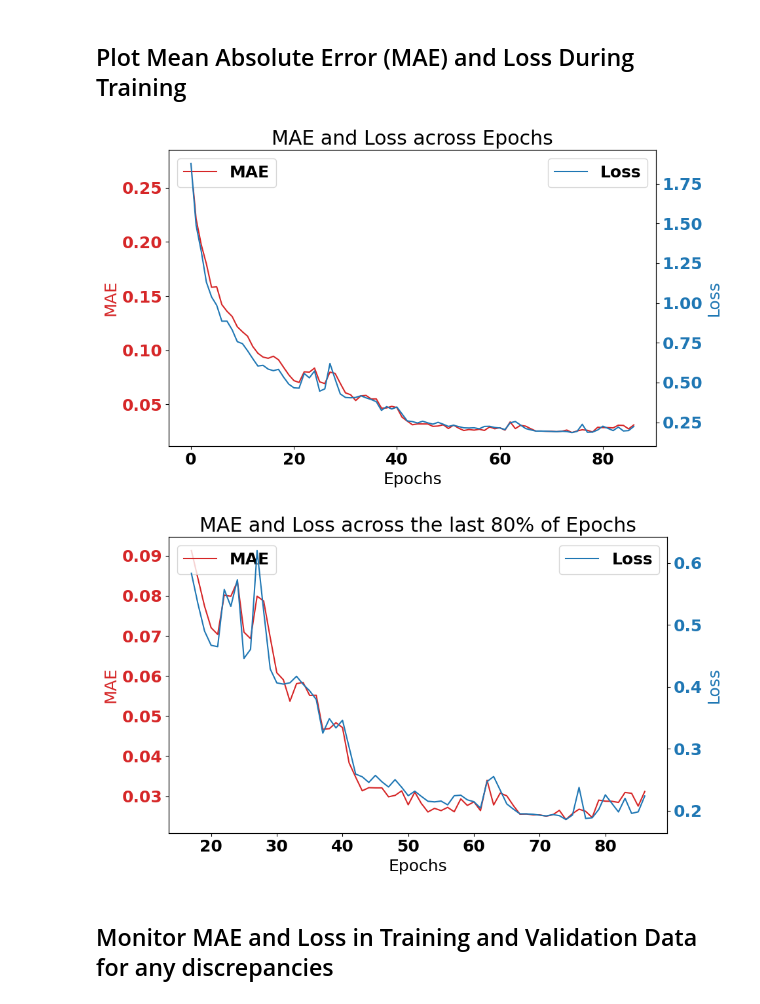
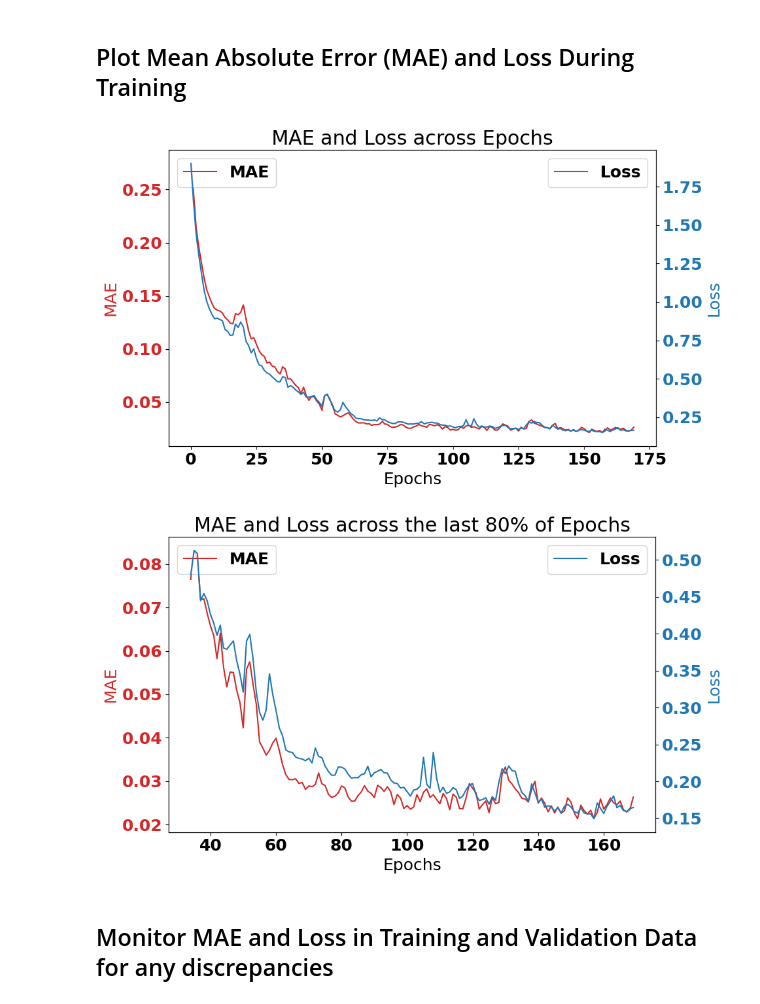
Before and after one commit to vannestn/LSTM-Human-Activity-Recognition, a Jupyter notebook: LSTM_new.ipynb, the cells around one changed output. Drawn from its saved outputs; the diff is of its cells as text; code cells hidden in the pictures.

```diff
--- a/LSTM_new.ipynb
+++ b/LSTM_new.ipynb
@@ -556,10 +548,11 @@ Epoch 30/30
 # %%
 tf.keras.backend.clear_session()
 
-EPOCHS = 150
+EPOCHS = 300
+LEARNING_RATE = 0.000325
 
 # Initialize the optimizer
-optimizer = tf.keras.optimizers.Adam(learning_rate=5.5e-4)  # Start with the initial learning rate
+optimizer = tf.keras.optimizers.Adam(learning_rate=LEARNING_RATE)
 
 # Initialize the Model
 model = create_model_v1()
@@ -613,37 +606,38 @@ epochs = range(len(loss))
 plot_series_dual_y(
     x=epochs,
     y1=mae,
     y2=loss,
     xlabel='Epochs',
     ylabel1='MAE',
     ylabel2='Loss',
     legend1='MAE',
     legend2='Loss',
     title='MAE and Loss across Epochs',
     filename='mae_and_loss_model1.png')
 
-"""Plotting the last 80% of epochs. This is done because plotting the first 20%
-of epochs reduces the resolution of the graph for the latter 80%"""
+# Plotting the last 80% of epochs. This is done because plotting
+# the first 20% of epochs reduces the resolution of the graph for
+# the latter 80%.
 zoom_split = int(len(epochs) * 0.2)
 epochs_zoom = epochs[zoom_split:]
 mae_zoom = mae[zoom_split:]
 loss_zoom = loss[zoom_split:]
 
 plot_series_dual_y(
     x=epochs_zoom,
     y1=mae_zoom,
     y2=loss_zoom,
     xlabel='Epochs',
     ylabel1='MAE',
     ylabel2='Loss',
     legend1='MAE',
     legend2='Loss',
     title='MAE and Loss across the last 80% of Epochs',
     filename='mae_and_loss_last_80_percent_model1.png'
 )
 # %% [output]
-[figure, old version]
+[figure, new version]
-[figure, old version]
+[figure, new version]
 # %% [markdown]
 ## Monitor MAE and Loss in Training and Validation Data for any discrepancies
 # %%
```
Also changed, not shown: parts of 14 cells of this notebook.
